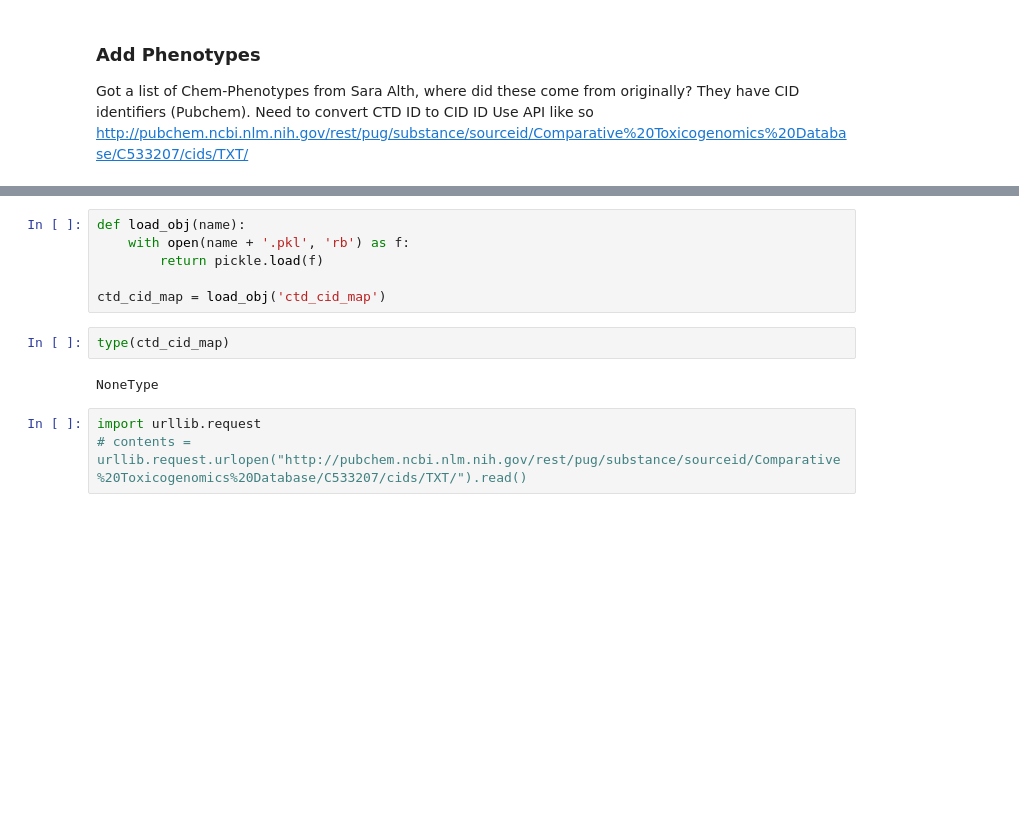
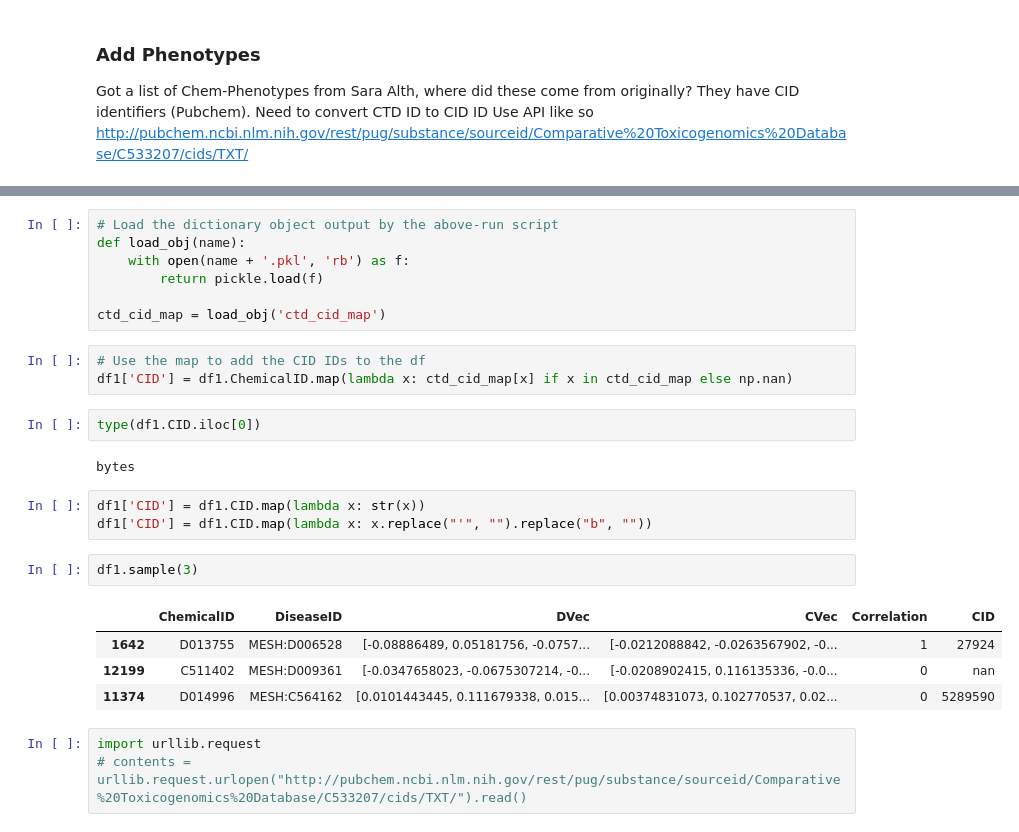
Before and after one commit to colemai/msc-thesis, a Jupyter notebook: opa/opa-nn.ipynb, the cells around one changed output, grey strips where cells are left out. Cells and saved outputs as stored; diff of their text form; blank space fills up the shorter version.

```diff
--- a/opa/opa-nn.ipynb
+++ b/opa/opa-nn.ipynb
@@ -175,13 +172,27 @@ subprocess.check_output('python3 CTDtoCID.py CTDids.csv', shell=True)
 # %%
+# Load the dictionary object output by the above-run script
 def load_obj(name):
     with open(name + '.pkl', 'rb') as f:
         return pickle.load(f)
 
 ctd_cid_map = load_obj('ctd_cid_map')
-# %%
-type(ctd_cid_map)
-# %% [output]
-NoneType
+# %%
+# Use the map to add the CID IDs to the df
+df1['CID'] = df1.ChemicalID.map(lambda x: ctd_cid_map[x] if x in ctd_cid_map else np.nan)
+# %%
+type(df1.CID.iloc[0])
+# %% [output]
+bytes
+# %%
+df1['CID'] = df1.CID.map(lambda x: str(x))
+df1['CID'] = df1.CID.map(lambda x: x.replace("'", "").replace("b", ""))
+# %%
+df1.sample(3)
+# %% [output]
+|  | ChemicalID | DiseaseID | DVec | CVec | Correlation | CID |
+| 1642 | D013755 | MESH:D006528 | [-0.08886489, 0.05181756, -0.0757... | [-0.0212088842, -0.0263567902, -0... | 1 | 27924 |
+| 12199 | C511402 | MESH:D009361 | [-0.0347658023, -0.0675307214, -0... | [-0.0208902415, 0.116135336, -0.0... | 0 | nan |
+| 11374 | D014996 | MESH:C564162 | [0.0101443445, 0.111679338, 0.015... | [0.00374831073, 0.102770537, 0.02... | 0 | 5289590 |
 # %%
 import urllib.request
 # contents = urllib.request.urlopen("http://pubchem.ncbi.nlm.nih.gov/rest/pug/substance/sourceid/Comparative%20Toxicogenomics%20Database/C533207/cids/TXT/").read()
```
Also changed, not shown: parts of 6 cells of this notebook.
